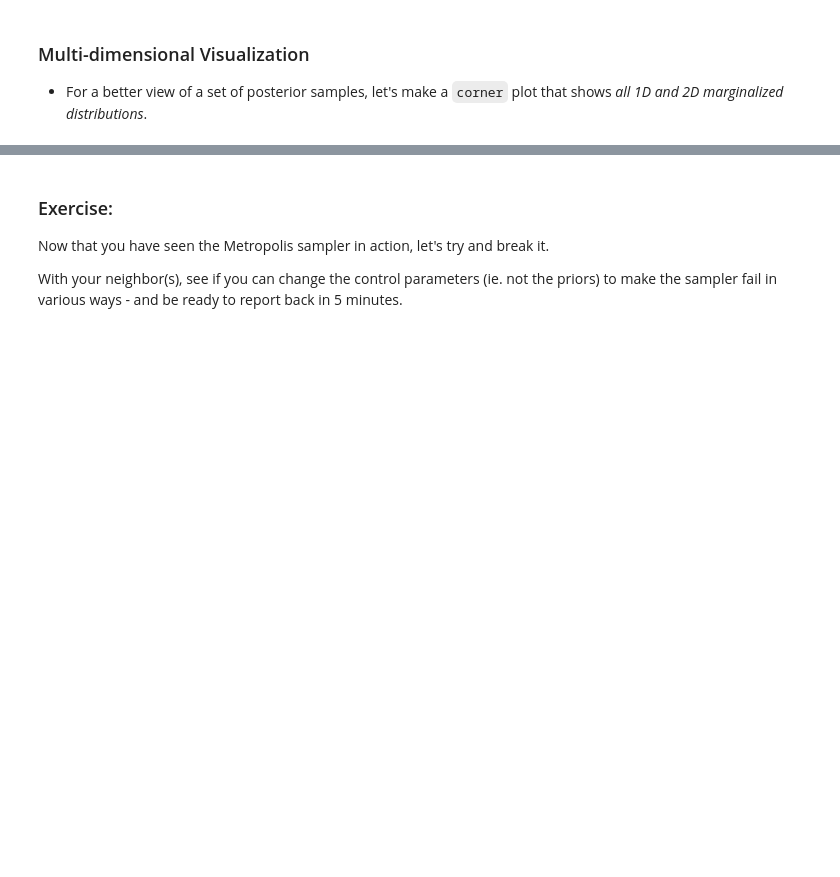
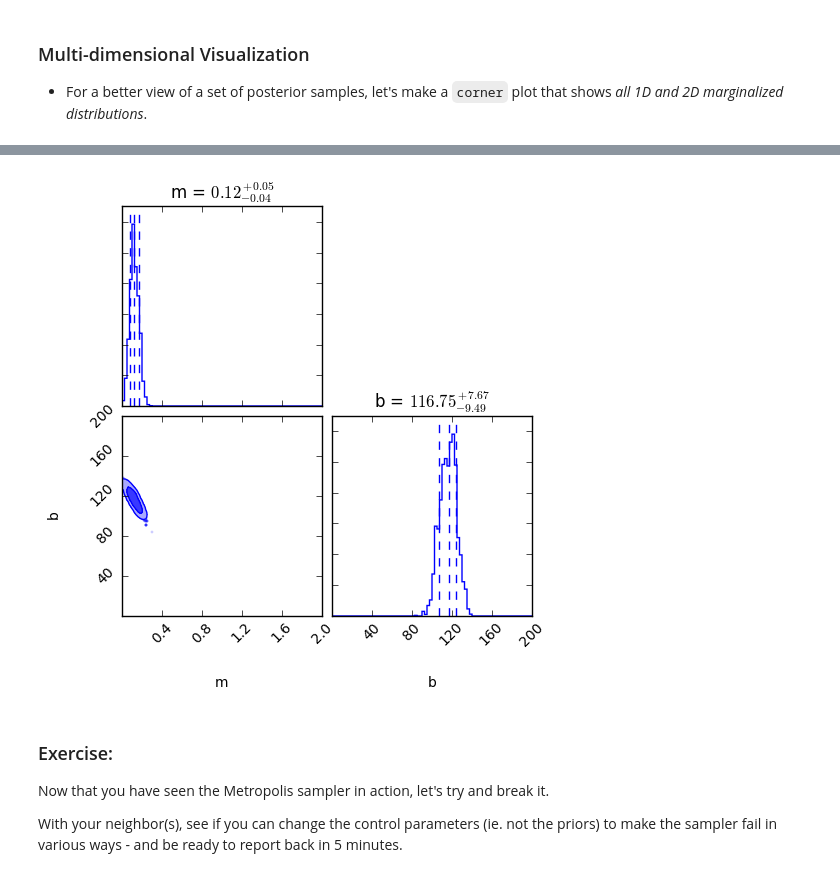
Before and after one commit to AstroHackWeek/AstroHackWeek2015, a Jupyter notebook: inference/straightline.ipynb, the cells around one changed output, grey strips where cells are left out. Saved outputs shown, nothing was run; the diff lists cells and outputs as text; code cells hidden in the pictures; blank space fills up the shorter version.

```diff
--- a/inference/straightline.ipynb
+++ b/inference/straightline.ipynb
@@ -196,3 +201,23 @@ def straight_line_log_likelihood(theta, x, y, sigmay):
+# %%
+# %load straightline_log_likelihood.py
+def straight_line_log_likelihood(theta, x, y, sigmay):
+    '''
+    Returns the log-likelihood of drawing data values *y* at
+    known values *x* given Gaussian measurement noise with standard
+    deviation with known *sigmay*, where the "true" y values are
+    *y_t = m * x + b*
+
+    x: list of x coordinates
+    y: list of y coordinates
+    sigmay: list of y uncertainties
+    m: scalar slope
+    b: scalar line intercept
+
+    Returns: scalar log likelihood
+    '''
+    m,b = theta
+    return (np.sum(np.log(1./(np.sqrt(2.*np.pi) * sigmay))) +
+            np.sum(-0.5 * (y - (m*x + b))**2 / sigmay**2))
 # %%
 def straight_line_log_prior(theta, theta_limits):
     m, b = theta
@@ -370,9 +407,11 @@ plot_mb_setup(mlimits,blimits)
 # %%
 import corner
-corner.corner(chain, labels=['m','b'], range=[mlimits,blimits],quantiles=[0.16,0.5,0.84],
+corner.corner(chain[5000:], labels=['m','b'], range=[mlimits,blimits],quantiles=[0.16,0.5,0.84],
                 show_titles=True, title_args={"fontsize": 12},
                 plot_datapoints=True, fill_contours=True, levels=[0.68, 0.95],
                 color='b', bins=80, smooth=1.0);
+# %% [output]
+[figure, added]
 # %% [markdown]
 ### Exercise:
 
```
Also changed, not shown: parts of 29 cells of this notebook.
